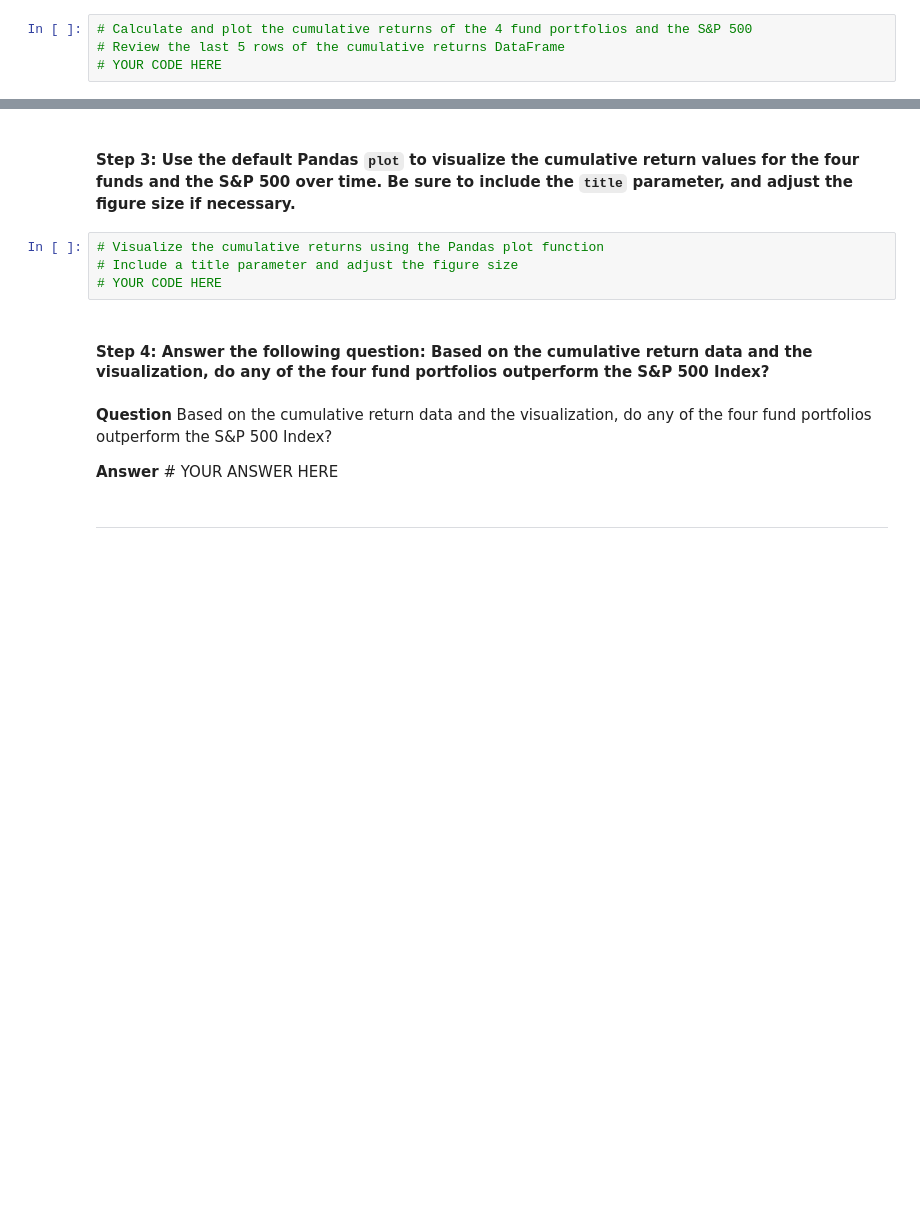
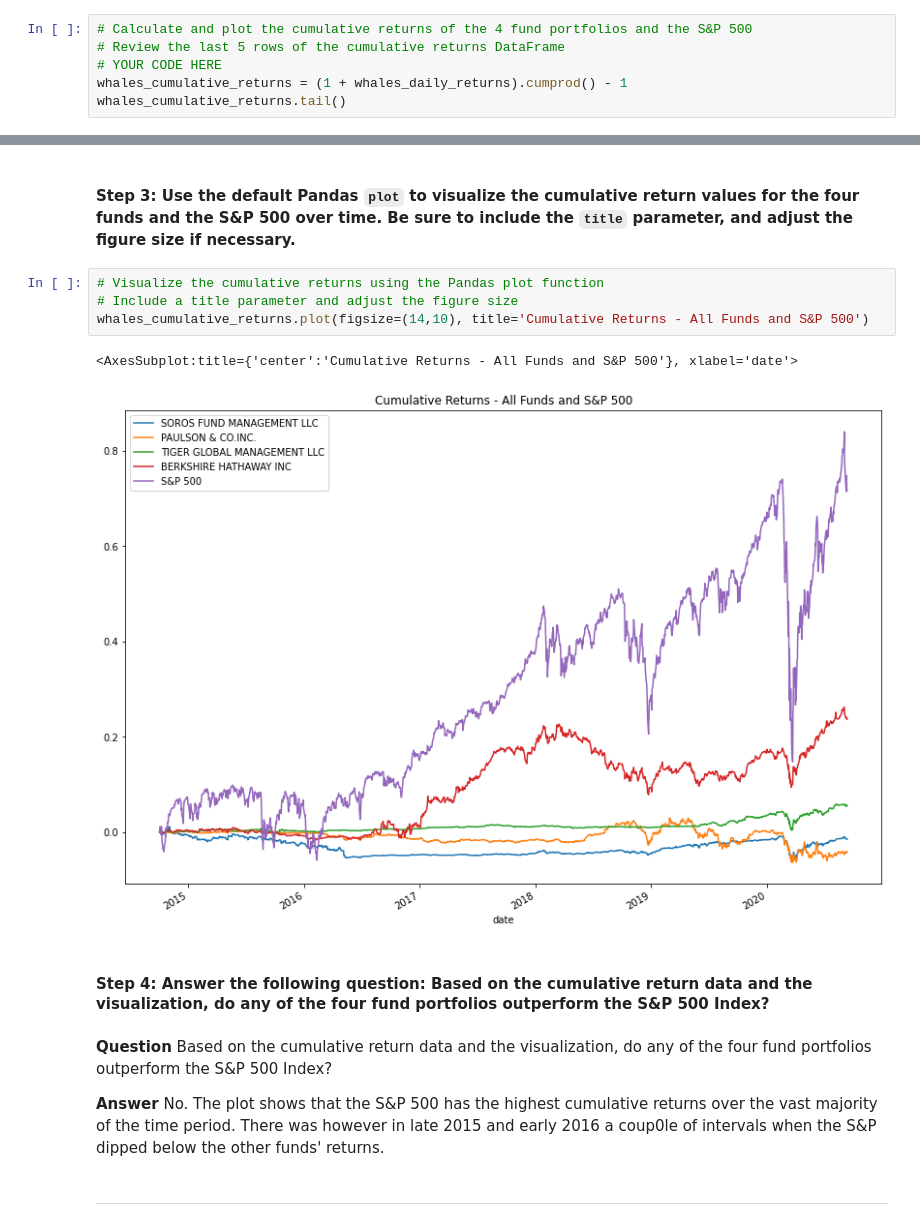
Before and after one commit to sububer/portfolio_analysis, a Jupyter notebook: risk_return_analysis.ipynb, the cells around one changed output, grey strips where cells are left out. Saved outputs shown, nothing was run; the diff lists cells and outputs as text; blank space fills up the shorter version.

```diff
--- a/risk_return_analysis.ipynb
+++ b/risk_return_analysis.ipynb
@@ -163,3 +173,5 @@ Analyze the data to determine if any of the portfolios outperform the broader st
 # Calculate and plot the cumulative returns of the 4 fund portfolios and the S&P 500
 # Review the last 5 rows of the cumulative returns DataFrame
 # YOUR CODE HERE
+whales_cumulative_returns = (1 + whales_daily_returns).cumprod() - 1
+whales_cumulative_returns.tail()
@@ -168,13 +188,17 @@ Analyze the data to determine if any of the portfolios outperform the broader st
 # %%
 # Visualize the cumulative returns using the Pandas plot function
 # Include a title parameter and adjust the figure size
-# YOUR CODE HERE
+whales_cumulative_returns.plot(figsize=(14,10), title='Cumulative Returns - All Funds and S&P 500')
+# %% [output]
+<AxesSubplot:title={'center':'Cumulative Returns - All Funds and S&P 500'}, xlabel='date'>
+[figure, added]
 # %% [markdown]
 #### Step 4: Answer the following question: Based on the cumulative return data and the visualization, do any of the four fund portfolios outperform the S&P 500 Index?
 # %% [markdown]
 **Question** Based on the cumulative return data and the visualization, do any of the four fund portfolios outperform the S&P 500 Index?
 
-**Answer** # YOUR ANSWER HERE
+**Answer**
+No. The plot shows that the S&P 500 has the highest cumulative returns over the vast majority of the time period. There was however in late 2015 and early 2016 a coup0le of intervals when the S&P dipped below the other funds' returns.
 # %% [markdown]
 ---
 # %% [markdown]
```
Also changed, not shown: parts of 3 cells of this notebook.
